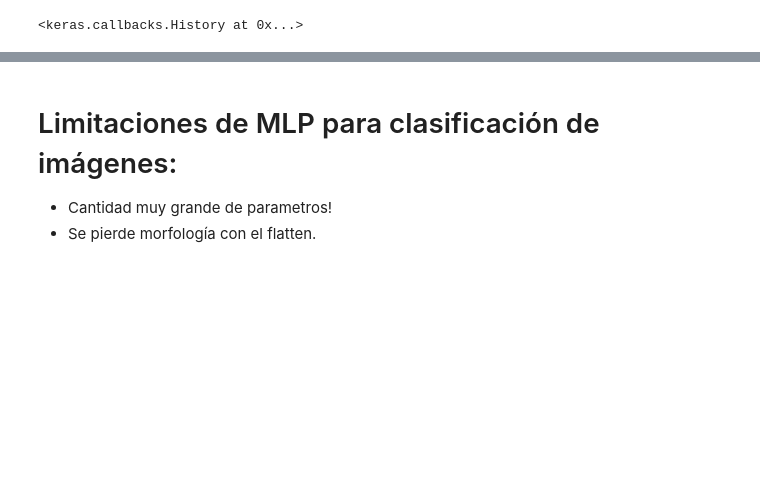
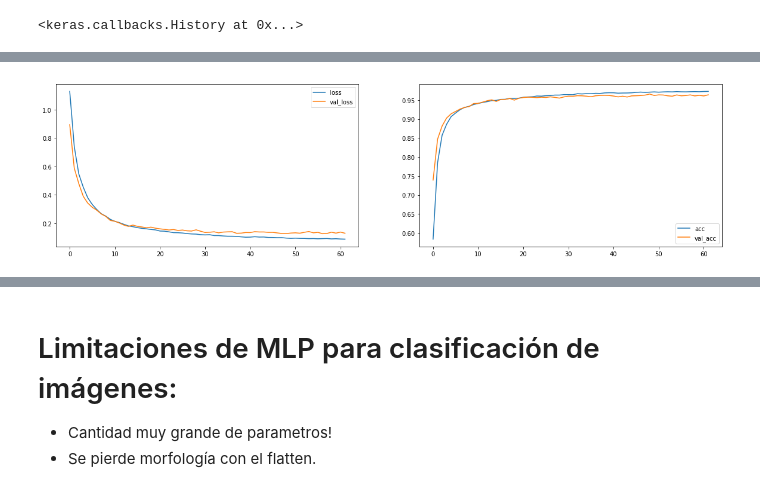
Before and after one commit to gebasilio/MNIST-MLP-CNN, a Jupyter notebook: MNIST.ipynb, the cells around one changed output, grey strips where cells are left out. Saved outputs shown, nothing was run; the diff lists cells and outputs as text; code cells hidden in the pictures; blank space fills up the shorter version.

```diff
--- a/MNIST.ipynb
+++ b/MNIST.ipynb
@@ -372,0 +398,11 @@ model.fit(x_train,
+# %%
+output_size = 10
+initializer = keras.initializers.RandomNormal(mean=0.0, stddev=0.1, seed=None)
+model_five_sigmoid = Sequential()
+model_five_sigmoid.add(Flatten(input_shape=x_train.shape[1:]))
+model_five_sigmoid.add(Dense(200, activation='sigmoid', kernel_initializer='normal', name='middle1'))
+model_five_sigmoid.add(Dense(100, activation='sigmoid', kernel_initializer='normal', name='middle2'))
+model_five_sigmoid.add(Dense(60, activation='sigmoid', kernel_initializer='normal', name='middle3'))
+model_five_sigmoid.add(Dense(30, activation='sigmoid', kernel_initializer='normal', name='middle4'))
+model_five_sigmoid.add(Dense(output_size, activation='softmax', kernel_initializer='normal', name='salida'))
+model_five_sigmoid.summary()
@@ -372,0 +429,12 @@ model.fit(x_train,
+# %%
+model_five_sigmoid.compile(loss = 'categorical_crossentropy', optimizer='rmsprop', metrics=['accuracy'])
+# %%
+model_five_sigmoid.fit(x_train,
+          y_train_categorical ,
+          epochs=200, batch_size=100,
+          #verbose=1,
+          validation_data=(x_val, y_val_categorical),
+          callbacks=[plot_losses],
+         )
+# %% [output]
+[figure, added]
```
Also changed, not shown: parts of 6 cells of this notebook.
